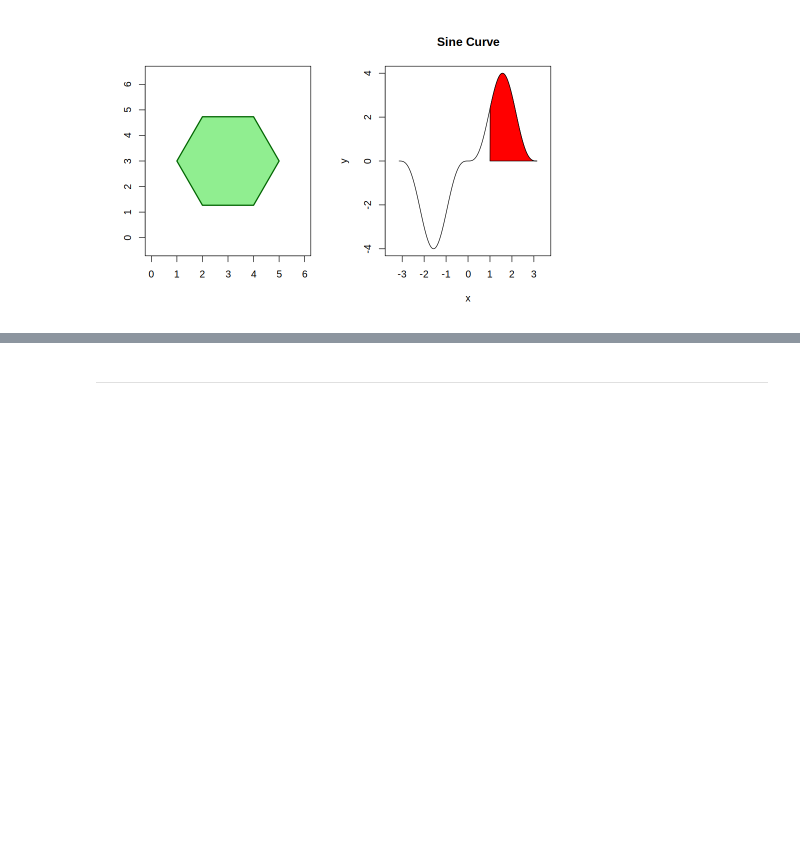
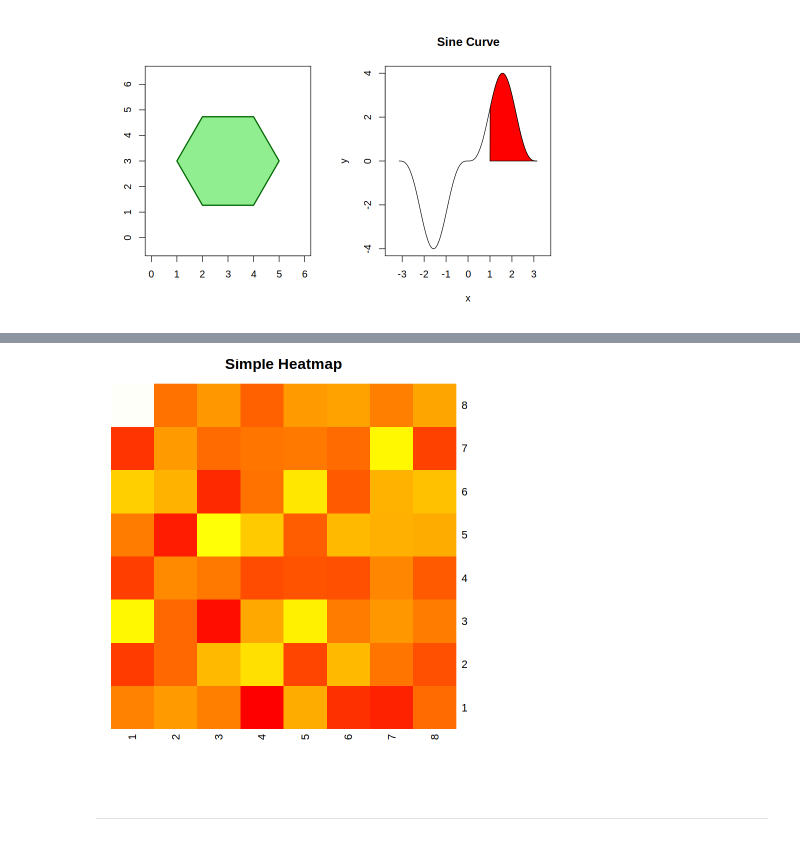
Before and after one commit to seccobenedetto/coding_tutorials, a Jupyter notebook: R.ipynb, the cells around one changed output, grey strips where cells are left out. Saved outputs shown, nothing was run; the diff lists cells and outputs as text; code cells hidden in the pictures; blank space fills up the shorter version.

Commit message:
heatmap + a bit of ggplot

```diff
--- a/R.ipynb
+++ b/R.ipynb
@@ -1338,3 +1373,16 @@ polygon(c(1, x[x >= 1]), c(0, y[x > 1]), col = "red", angle = 10)
+# %%
+# Create a sample matrix
+mat <- matrix(rnorm(64, mean=10, sd=3), nrow=8)
+
+# Basic heatmap
+heatmap(mat,
+        Rowv = NA,
+        Colv = NA,
+        scale = "none",
+        col = heat.colors(100),
+        main = "Simple Heatmap")
+# %% [output]
+[figure, added]
 # %% [markdown]
 ---
 # %% [markdown]
```
Also changed, not shown: parts of 15 cells of this notebook.
